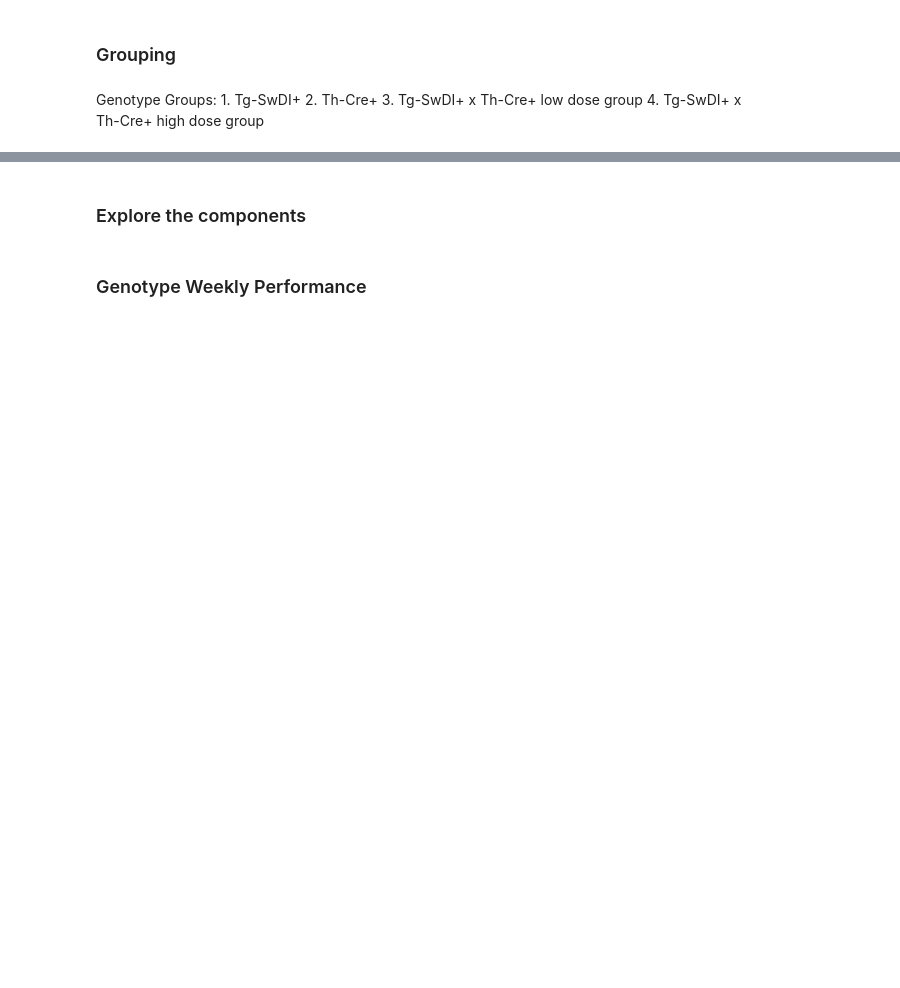
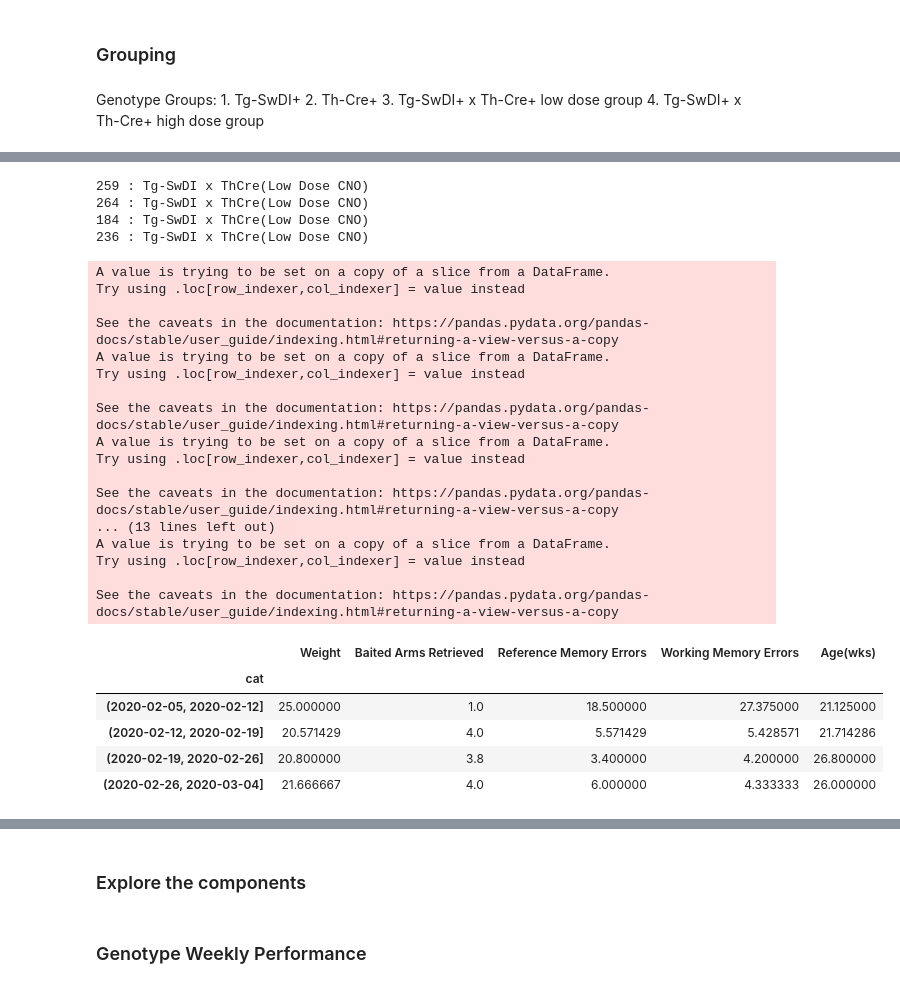
Before and after one commit to zoehcycy/MazeClerk, a Jupyter notebook: PerformanceAnalysis.ipynb, the cells around one changed output, grey strips where cells are left out. Drawn from its saved outputs; the diff is of its cells as text; code cells hidden in the pictures; blank space fills up the shorter version.

```diff
--- a/PerformanceAnalysis.ipynb
+++ b/PerformanceAnalysis.ipynb
@@ -126,0 +269,30 @@ df_1
+# %%
+get_weekly_mean(collect_weekly_performance(group))
+# %% [output]
+259 : Tg-SwDI x ThCre(Low Dose CNO)
+264 : Tg-SwDI x ThCre(Low Dose CNO)
+184 : Tg-SwDI x ThCre(Low Dose CNO)
+236 : Tg-SwDI x ThCre(Low Dose CNO)
+A value is trying to be set on a copy of a slice from a DataFrame.
+Try using .loc[row_indexer,col_indexer] = value instead
+
+See the caveats in the documentation: https://pandas.pydata.org/pandas-docs/stable/user_guide/indexing.html#returning-a-view-versus-a-copy
+A value is trying to be set on a copy of a slice from a DataFrame.
+Try using .loc[row_indexer,col_indexer] = value instead
+
+See the caveats in the documentation: https://pandas.pydata.org/pandas-docs/stable/user_guide/indexing.html#returning-a-view-versus-a-copy
+A value is trying to be set on a copy of a slice from a DataFrame.
+Try using .loc[row_indexer,col_indexer] = value instead
+
+See the caveats in the documentation: https://pandas.pydata.org/pandas-docs/stable/user_guide/indexing.html#returning-a-view-versus-a-copy
+... (13 lines left out)
+A value is trying to be set on a copy of a slice from a DataFrame.
+Try using .loc[row_indexer,col_indexer] = value instead
+
+See the caveats in the documentation: https://pandas.pydata.org/pandas-docs/stable/user_guide/indexing.html#returning-a-view-versus-a-copy
+|  | Weight | Baited Arms Retrieved | Reference Memory Errors | Working Memory Errors | Age(wks) |
+| cat |  |  |  |  |  |
+| (2020-02-05, 2020-02-12] | 25.000000 | 1.0 | 18.500000 | 27.375000 | 21.125000 |
+| (2020-02-12, 2020-02-19] | 20.571429 | 4.0 | 5.571429 | 5.428571 | 21.714286 |
+| (2020-02-19, 2020-02-26] | 20.800000 | 3.8 | 3.400000 | 4.200000 | 26.800000 |
+| (2020-02-26, 2020-03-04] | 21.666667 | 4.0 | 6.000000 | 4.333333 | 26.000000 |
```
Also changed, not shown: parts of 19 cells of this notebook, 3 other files.
